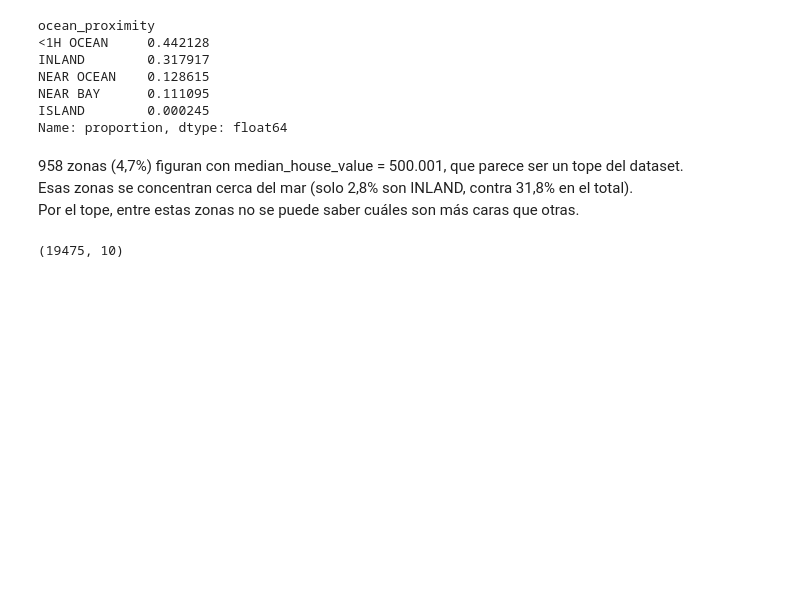
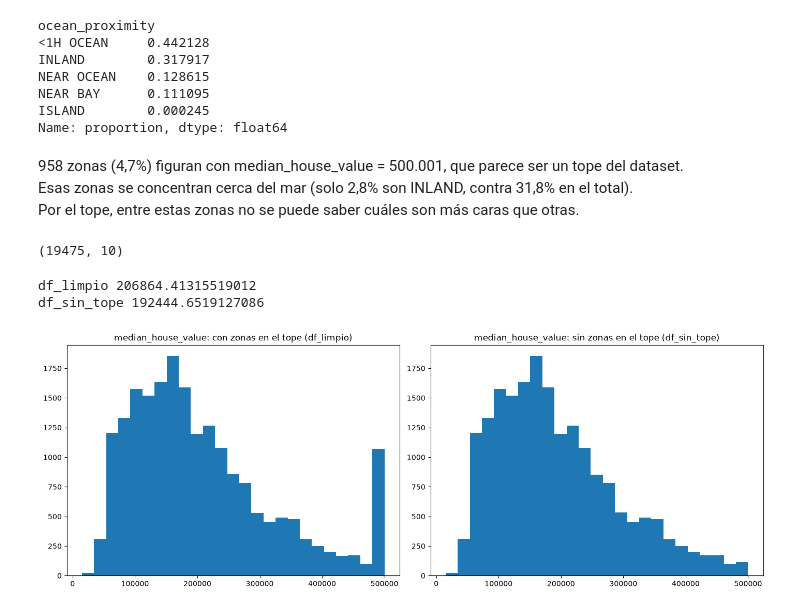
Before and after one commit to CarlosScura/reto-para-magos-de-datos, a Jupyter notebook: 01_california.ipynb, the cells around one changed output. Saved outputs shown, nothing was run; the diff lists cells and outputs as text; code cells hidden in the pictures; blank space fills up the shorter version.

```diff
--- a/01_california.ipynb
+++ b/01_california.ipynb
@@ -217,3 +218,21 @@ df_sin_tope = df_limpio[df_limpio['median_house_value'] != 500001]
 df_sin_tope.shape
 # %% [output]
 (19475, 10)
+# %%
+print(f'df_limpio {df_limpio["median_house_value"].mean()}')
+print(f'df_sin_tope {df_sin_tope["median_house_value"].mean()}')
+# %% [output]
+df_limpio 206864.41315519012
+df_sin_tope 192444.6519127086
+# %%
+fig, axs = plt.subplots(1, 2, figsize=(14, 5), layout='constrained')
+
+axs[0].hist(df_limpio['median_house_value'], bins=25)
+axs[0].set_title('median_house_value: con zonas en el tope (df_limpio)')
+
+axs[1].hist(df_sin_tope['median_house_value'], bins=25)
+axs[1].set_title('median_house_value: sin zonas en el tope (df_sin_tope)')
+
+plt.show()
+# %% [output]
+[figure, added]
```
Also changed, not shown: parts of 10 cells of this notebook.
